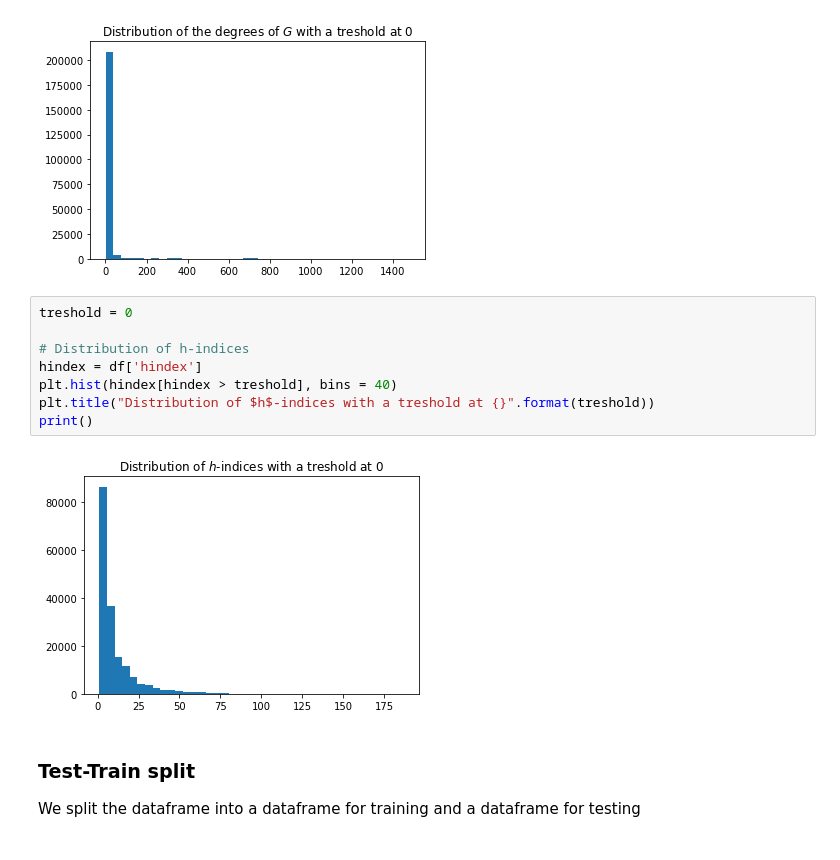
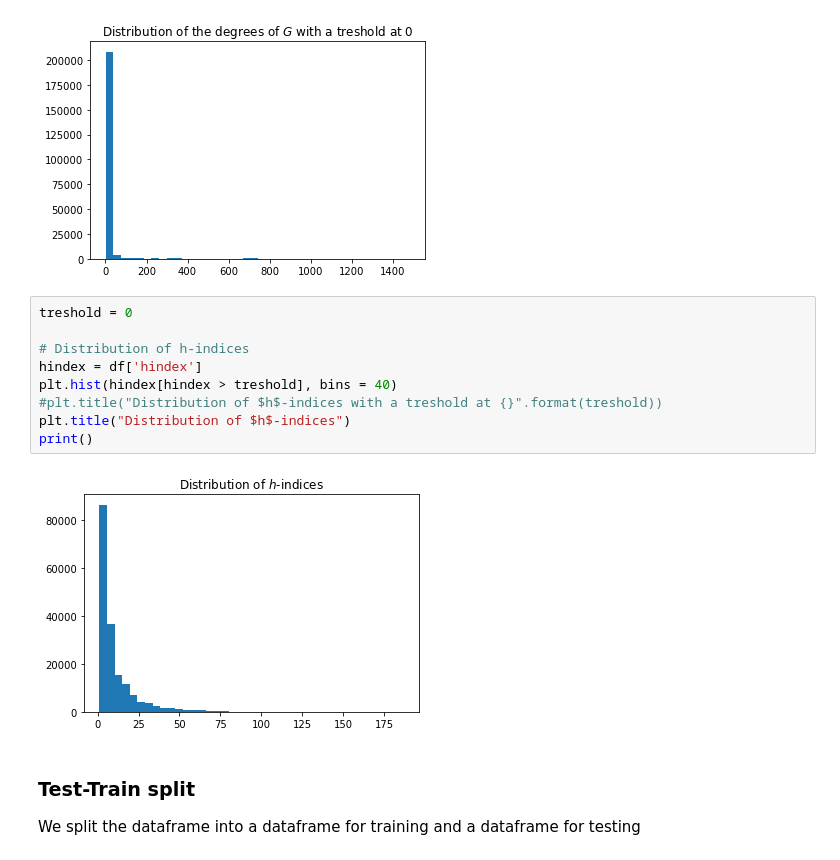
Before and after one commit to Adrien-Kahn/INF554-Data-Challenge, a Jupyter notebook: Notebooks/Main.ipynb, the cells around one changed output. Cells and saved outputs as stored; diff of their text form.

```diff
--- a/Notebooks/Main.ipynb
+++ b/Notebooks/Main.ipynb
@@ -92,13 +92,14 @@ print()
 # %%
 treshold = 0
 
 # Distribution of h-indices
 hindex = df['hindex']
 plt.hist(hindex[hindex > treshold], bins = 40)
-plt.title("Distribution of $h$-indices with a treshold at {}".format(treshold))
+#plt.title("Distribution of $h$-indices with a treshold at {}".format(treshold))
+plt.title("Distribution of $h$-indices")
 print()
 # %% [output]
-[figure, old version]
+[figure, new version]
 # %% [markdown]
 ### Test-Train split
 
```
Also changed, not shown: 5 other files.
